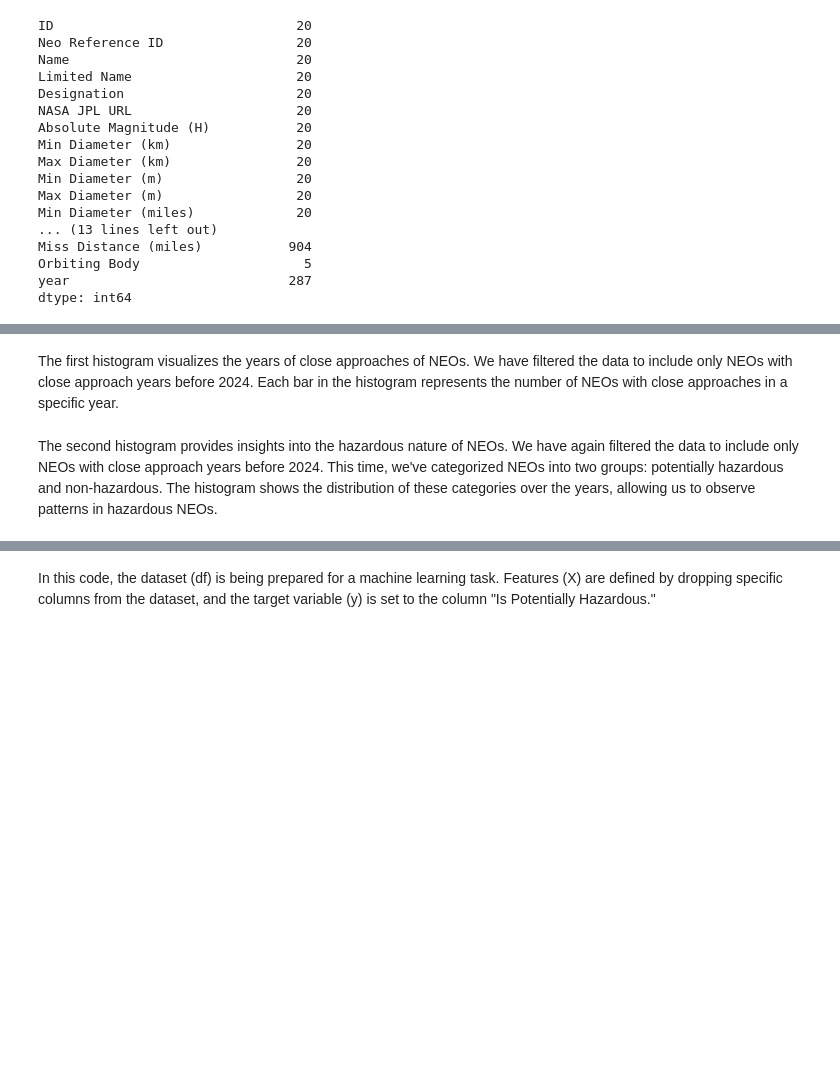
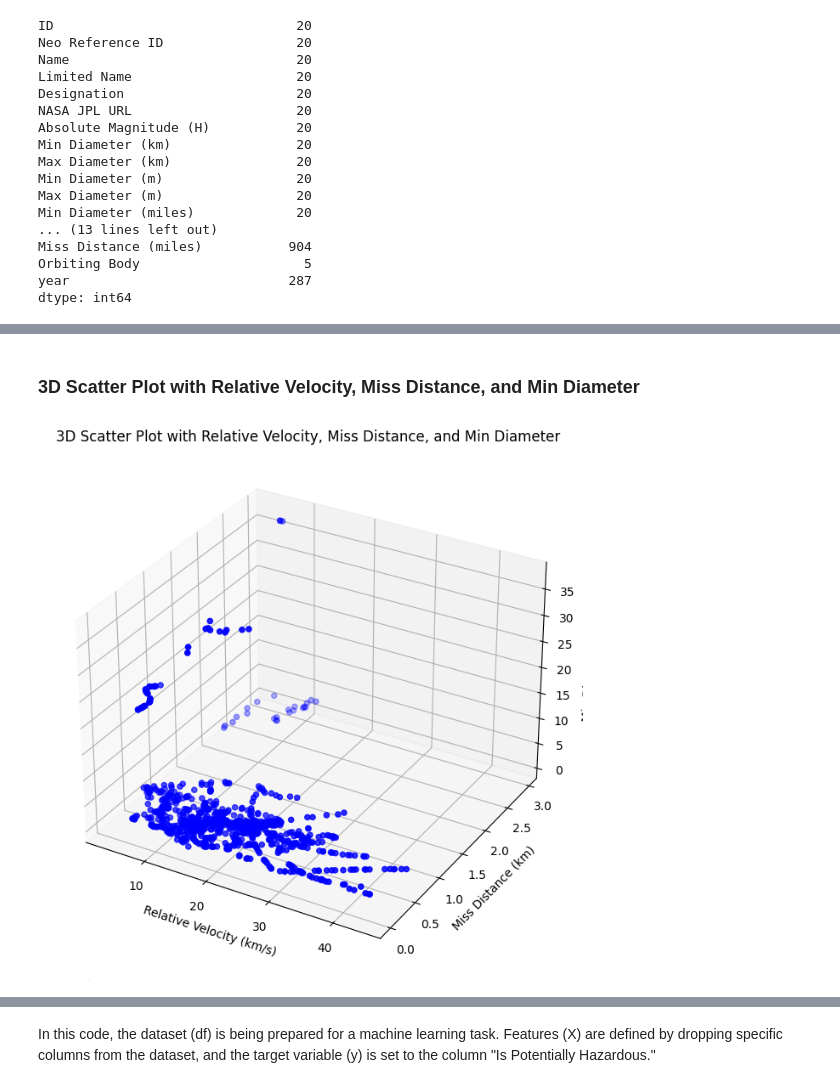
Before and after one commit to LokeshYarramallu/AM_ACM-AI_ML_Models, a Jupyter notebook: Random_Forest/NASA_NEO/NEO_data.ipynb, the cells around one changed output, grey strips where cells are left out. Saved outputs shown, nothing was run; the diff lists cells and outputs as text; code cells hidden in the pictures; blank space fills up the shorter version.

```diff
--- a/Random_Forest/NASA_NEO/NEO_data.ipynb
+++ b/Random_Forest/NASA_NEO/NEO_data.ipynb
@@ -63,2 +53,0 @@ histogram(data_frame=df[df['year'] <2024].sort_values(by='Limited Name'), x='yea
-# %% [markdown]
-The first histogram visualizes the years of close approaches of NEOs. We have filtered the data to include only NEOs with close approach years before 2024. Each bar in the histogram represents the number of NEOs with close approaches in a specific year.
@@ -67,2 +54,26 @@ histogram(data_frame=df[df['year'] <2024].sort_values(by='Limited Name'), x='yea
-# %% [markdown]
-The second histogram provides insights into the hazardous nature of NEOs. We have again filtered the data to include only NEOs with close approach years before 2024. This time, we've categorized NEOs into two groups: potentially hazardous and non-hazardous. The histogram shows the distribution of these categories over the years, allowing us to observe patterns in hazardous NEOs.
+# %% [markdown]
+### 3D Scatter Plot with Relative Velocity, Miss Distance, and Min Diameter
+# %%
+import matplotlib.pyplot as plt
+from mpl_toolkits.mplot3d import Axes3D
+
+# Create a 3D scatter plot using 'Relative Velocity (km/s)', 'Miss Distance (km)', and 'Min Diameter (km)' as axes
+fig = plt.figure(figsize=(10, 8))
+ax = fig.add_subplot(111, projection='3d')
+
+
+x = df['Relative Velocity (km/s)']
+y = df['Miss Distance (km)']
+z = df['Min Diameter (km)']
+
+# Create the 3D scatter plot with a blue marker color (c='b')
+ax.scatter(x, y, z, c='b', marker='o')
+
+ax.set_xlabel('Relative Velocity (km/s)')
+ax.set_ylabel('Miss Distance (km)')
+ax.set_zlabel('Min Diameter (km)')
+
+ax.set_title('3D Scatter Plot with Relative Velocity, Miss Distance, and Min Diameter')
+plt.show()
+# %% [output]
+[figure, added]
```
Also changed, not shown: parts of 7 cells of this notebook.
